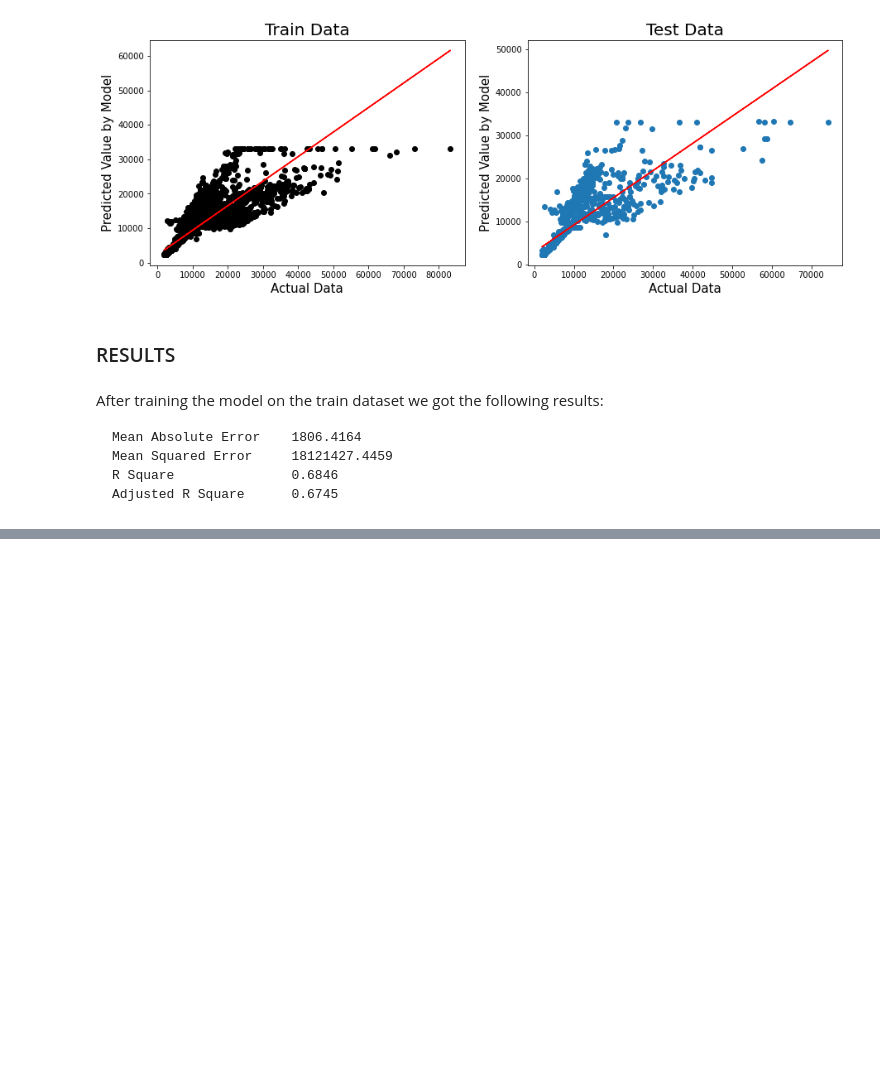
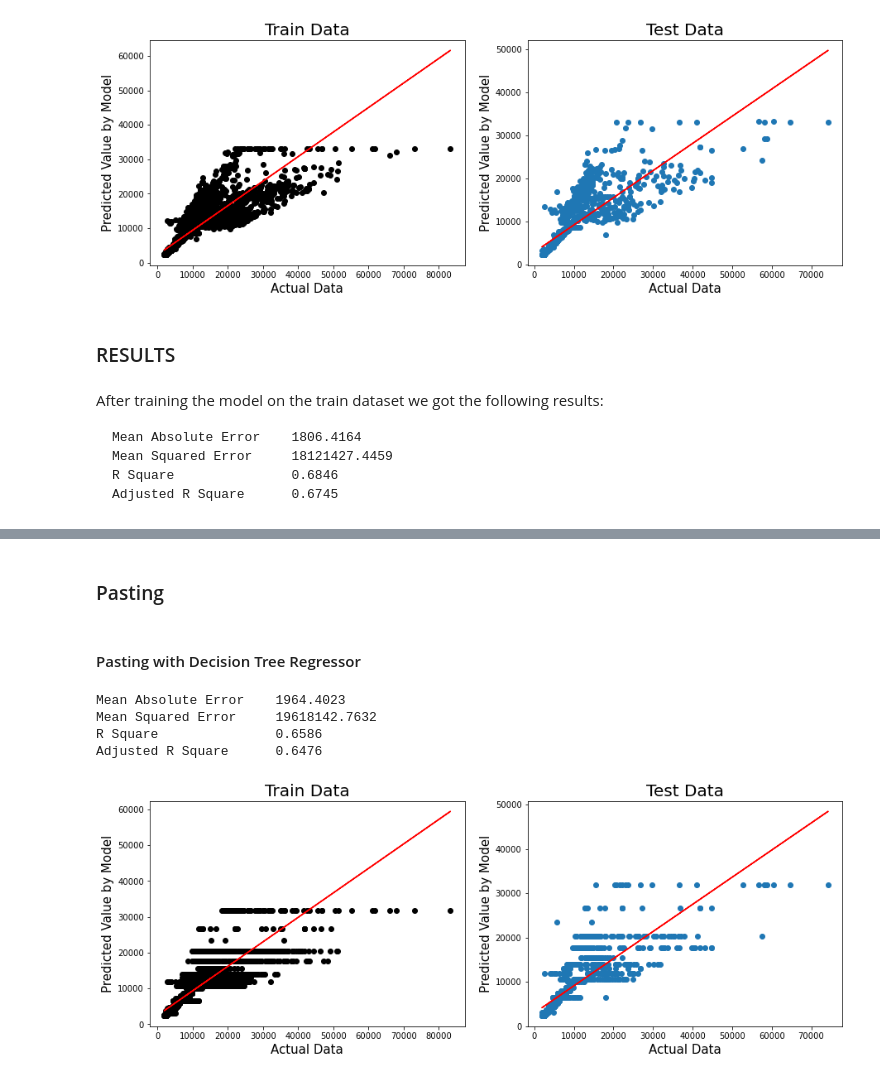
Before and after one commit to ddahiya16/Machine-Learning, a Jupyter notebook: Customer Life Time Value Prediction Model.ipynb, the cells around one changed output, grey strips where cells are left out. Cells and saved outputs as stored; diff of their text form; code cells hidden in the pictures; blank space fills up the shorter version.

```diff
--- a/Customer Life Time Value Prediction Model.ipynb
+++ b/Customer Life Time Value Prediction Model.ipynb
@@ -1759,0 +1834,37 @@ After training the model on the train dataset we got the following results:
+# %% [markdown]
+### Pasting
+# %% [markdown]
+#### Pasting with Decision Tree Regressor
+# %%
+from sklearn.ensemble import BaggingRegressor
+from sklearn.tree import DecisionTreeRegressor
+
+clf_bag_r = BaggingRegressor(base_estimator=DecisionTreeRegressor(max_depth = 50, max_features = 'auto',
+                                                                  max_leaf_nodes = None, min_samples_leaf = 2,
+                                                                  min_samples_split = 500, random_state = 42), bootstrap = False, n_estimators = 100)
+clf_bag_r.fit(x_train, y_train)
+
+## output prediction
+ypred_tr = clf_bag_r.predict(x_train)
+ypred_te = clf_bag_r.predict(x_test)
+
+
+## mean absolute error
+mae = mean_absolute_error(y_test, ypred_te)
+## mean squared error
+mse = mean_squared_error(y_test, ypred_te)
+## getting r2 and adjusted r2 values
+r2, adjusted_r2 = r2_score(x_test, y_test, ypred_te)
+
+print("Mean Absolute Error    {:.4f}".format(mae))
+print("Mean Squared Error     {:.4f}".format(mse))
+print("R Square               {:.4f}".format(r2))
+print("Adjusted R Square      {:.4f}".format(adjusted_r2))
+
+predictive_performance(y_train, ypred_tr, y_test, ypred_te, (15,5))
+# %% [output]
+Mean Absolute Error    1964.4023
+Mean Squared Error     19618142.7632
+R Square               0.6586
+Adjusted R Square      0.6476
+[figure, added]
```
Also changed, not shown: parts of 37 cells of this notebook.
